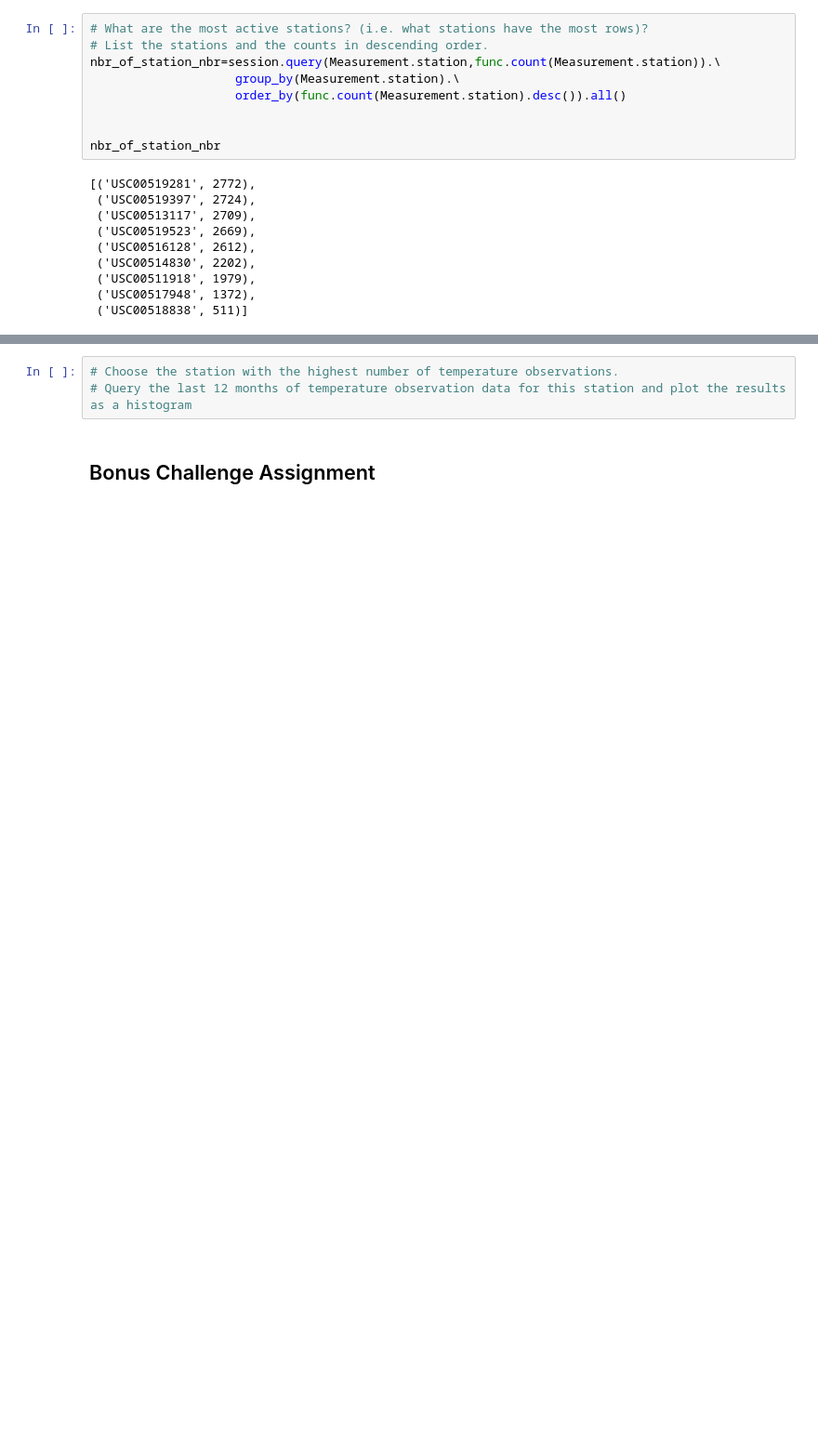
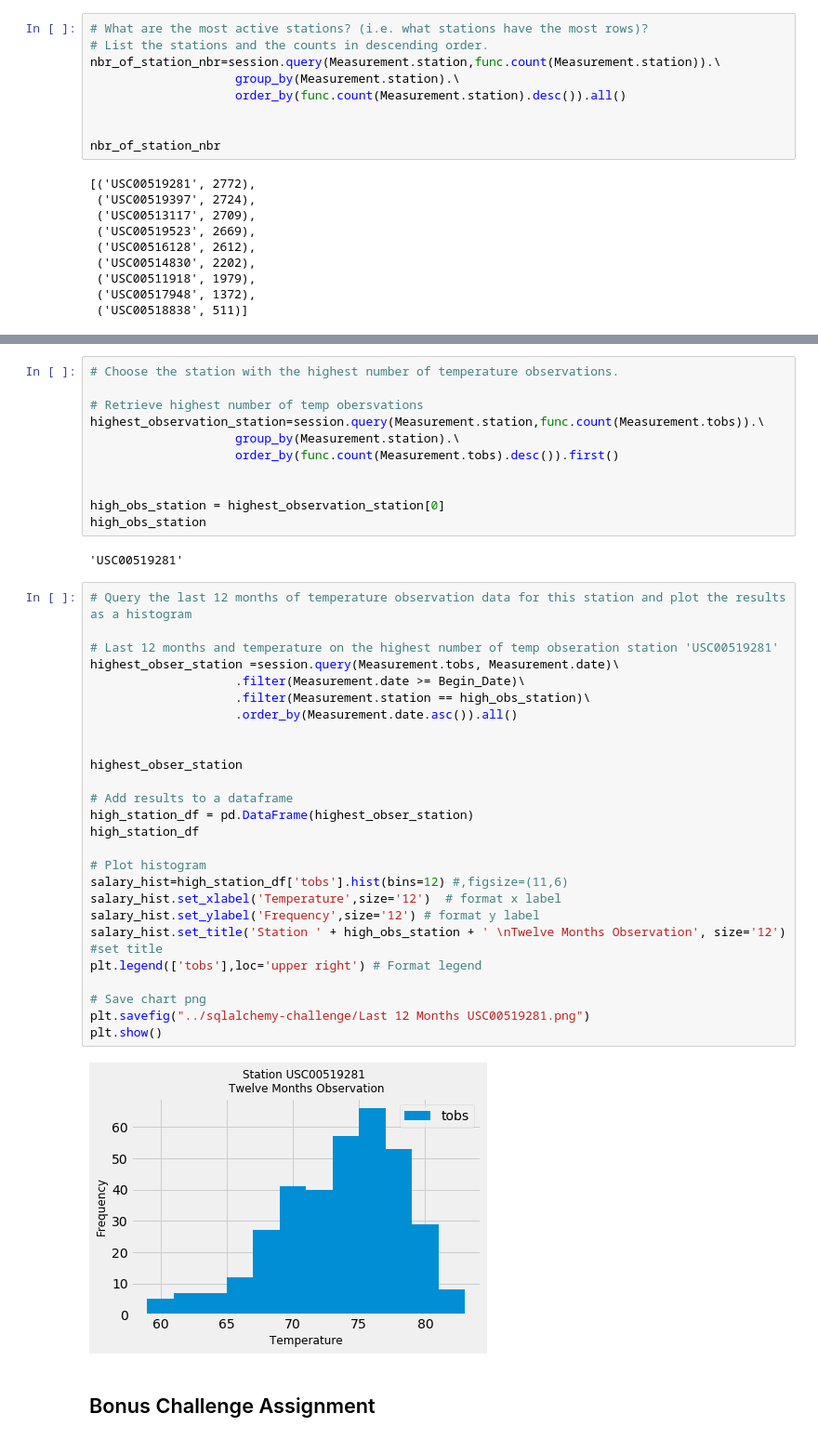
Before and after one commit to pauline-li/sqlalchemy-challenge, a Jupyter notebook: climate_starter.ipynb, the cells around one changed output, grey strips where cells are left out. Shown: that part at 93% size. Saved outputs shown, nothing was run; the diff lists cells and outputs as text; blank space fills up the shorter version.

Commit message:
Added histogram

```diff
--- a/climate_starter.ipynb
+++ b/climate_starter.ipynb
@@ -199,6 +210,44 @@ The highest temperature recorded: 87.0 station USC00519397
-# %%
-# Choose the station with the highest number of temperature observations.
-# Query the last 12 months of temperature observation data for this station and plot the results as a histogram
+# %%
+# Choose the station with the highest number of temperature observations.
+
+# Retrieve highest number of temp obersvations
+highest_observation_station=session.query(Measurement.station,func.count(Measurement.tobs)).\
+                    group_by(Measurement.station).\
+                    order_by(func.count(Measurement.tobs).desc()).first()
+
+
+high_obs_station = highest_observation_station[0]
+high_obs_station
+# %% [output]
+'USC00519281'
+# %%
+# Query the last 12 months of temperature observation data for this station and plot the results as a histogram
+
+# Last 12 months and temperature on the highest number of temp obseration station 'USC00519281'
+highest_obser_station =session.query(Measurement.tobs, Measurement.date)\
+                    .filter(Measurement.date >= Begin_Date)\
+                    .filter(Measurement.station == high_obs_station)\
+                    .order_by(Measurement.date.asc()).all()
+
+
+highest_obser_station
+
+# Add results to a dataframe
+high_station_df = pd.DataFrame(highest_obser_station)
+high_station_df
+
+# Plot histogram
+salary_hist=high_station_df['tobs'].hist(bins=12) #,figsize=(11,6)
+salary_hist.set_xlabel('Temperature',size='12')  # format x label
+salary_hist.set_ylabel('Frequency',size='12') # format y label
+salary_hist.set_title('Station ' + high_obs_station + ' \nTwelve Months Observation', size='12') #set title
+plt.legend(['tobs'],loc='upper right') # Format legend
+
+# Save chart png
+plt.savefig("../sqlalchemy-challenge/Last 12 Months USC00519281.png")
+plt.show()
+# %% [output]
+[figure, added]
 # %% [markdown]
 ## Bonus Challenge Assignment
 # %%
```
Also changed, not shown: parts of 1 cell of this notebook, 1 other file.
